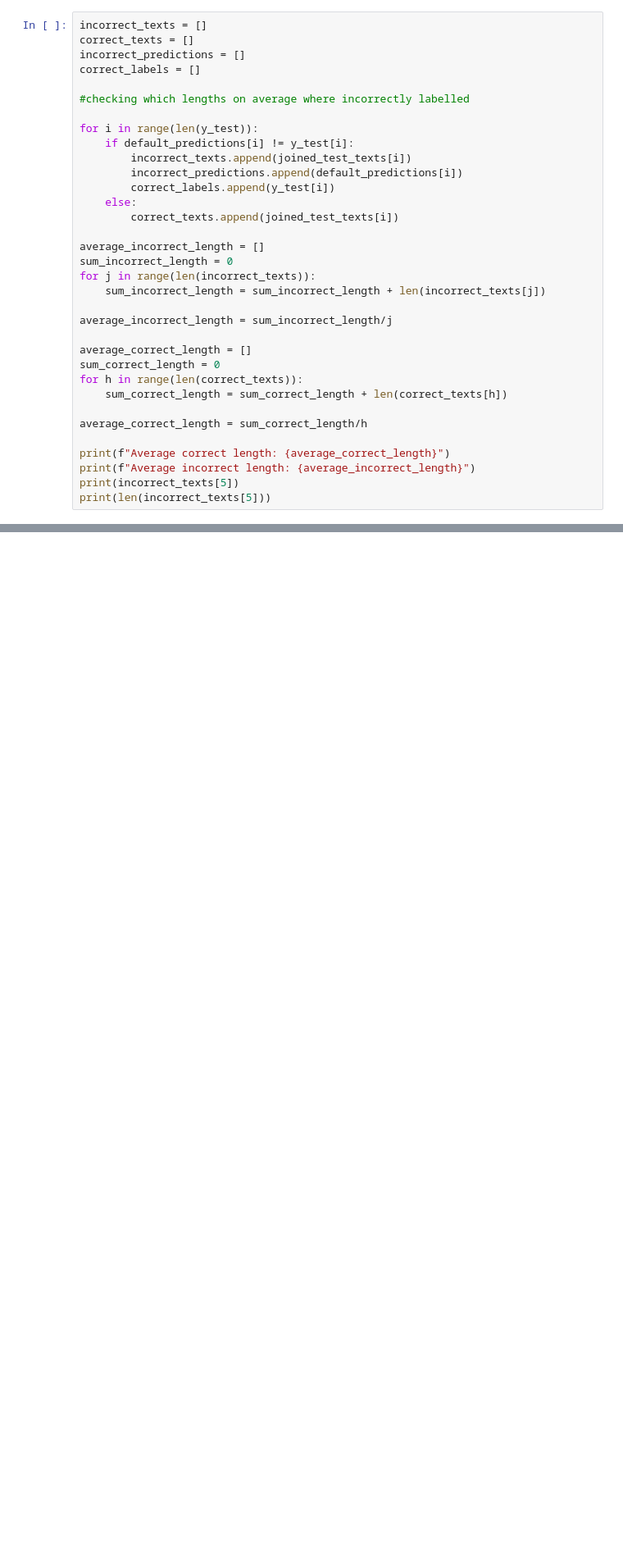
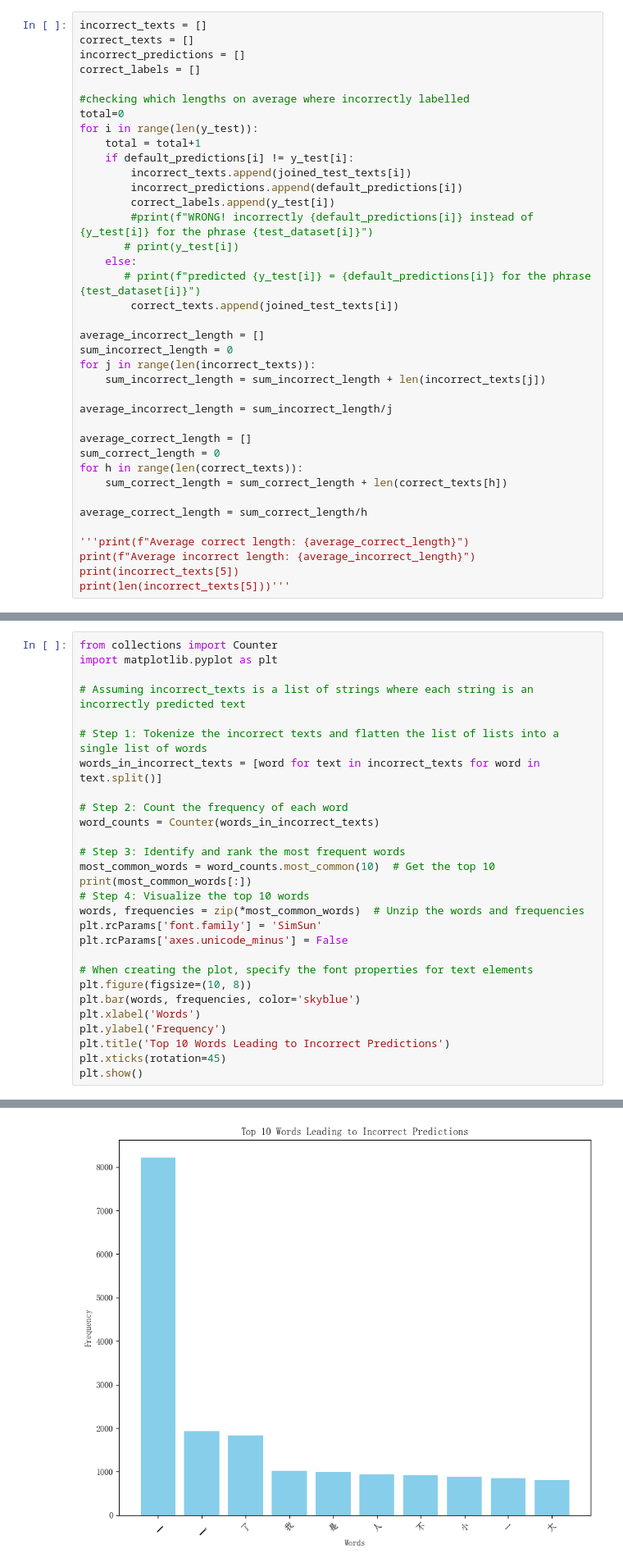
Before and after one commit to Yzagnoev123/YZagnoev-chinese-sentiment, a Jupyter notebook: main.ipynb, the cells around one changed output, grey strips where cells are left out. Shown at 82% size. Saved outputs shown, nothing was run; the diff lists cells and outputs as text; blank space fills up the shorter version.

```diff
--- a/main.ipynb
+++ b/main.ipynb
@@ -183,13 +306,17 @@ incorrect_predictions = []
 correct_labels = []
 
 #checking which lengths on average where incorrectly labelled
-
+total=0
 for i in range(len(y_test)):
+    total = total+1
     if default_predictions[i] != y_test[i]:
         incorrect_texts.append(joined_test_texts[i])
         incorrect_predictions.append(default_predictions[i])
         correct_labels.append(y_test[i])
+        #print(f"WRONG! incorrectly {default_predictions[i]} instead of {y_test[i]} for the phrase {test_dataset[i]}")
+       # print(y_test[i])
     else:
+       # print(f"predicted {y_test[i]} = {default_predictions[i]} for the phrase {test_dataset[i]}")
         correct_texts.append(joined_test_texts[i])
 
 average_incorrect_length = []
@@ -206,8 +333,8 @@ for h in range(len(correct_texts)):
 
 average_correct_length = sum_correct_length/h
 
-print(f"Average correct length: {average_correct_length}")
+'''print(f"Average correct length: {average_correct_length}")
 print(f"Average incorrect length: {average_incorrect_length}")
 print(incorrect_texts[5])
-print(len(incorrect_texts[5]))
+print(len(incorrect_texts[5]))'''
 # %% [output]
@@ -217,0 +342,29 @@ Average incorrect length: 105.87326732673267
+# %%
+from collections import Counter
+import matplotlib.pyplot as plt
+
+# Assuming incorrect_texts is a list of strings where each string is an incorrectly predicted text
+
+# Step 1: Tokenize the incorrect texts and flatten the list of lists into a single list of words
+words_in_incorrect_texts = [word for text in incorrect_texts for word in text.split()]
+
+# Step 2: Count the frequency of each word
+word_counts = Counter(words_in_incorrect_texts)
+
+# Step 3: Identify and rank the most frequent words
+most_common_words = word_counts.most_common(10)  # Get the top 10
+print(most_common_words[:])
+# Step 4: Visualize the top 10 words
+words, frequencies = zip(*most_common_words)  # Unzip the words and frequencies
+plt.rcParams['font.family'] = 'SimSun'
+plt.rcParams['axes.unicode_minus'] = False
+
+# When creating the plot, specify the font properties for text elements
+plt.figure(figsize=(10, 8))
+plt.bar(words, frequencies, color='skyblue')
+plt.xlabel('Words')
+plt.ylabel('Frequency')
+plt.title('Top 10 Words Leading to Incorrect Predictions')
+plt.xticks(rotation=45)
+plt.show()
+# %% [output]
@@ -218,3 +372,4 @@ Average incorrect length: 105.87326732673267
+[figure, added]
 # %%
 '''model_1 = LogisticRegression(C=0.01, penalty = 'l1', solver = 'saga') #c=0.01
 
```
Also changed, not shown: parts of 9 cells of this notebook, 3 other files.
